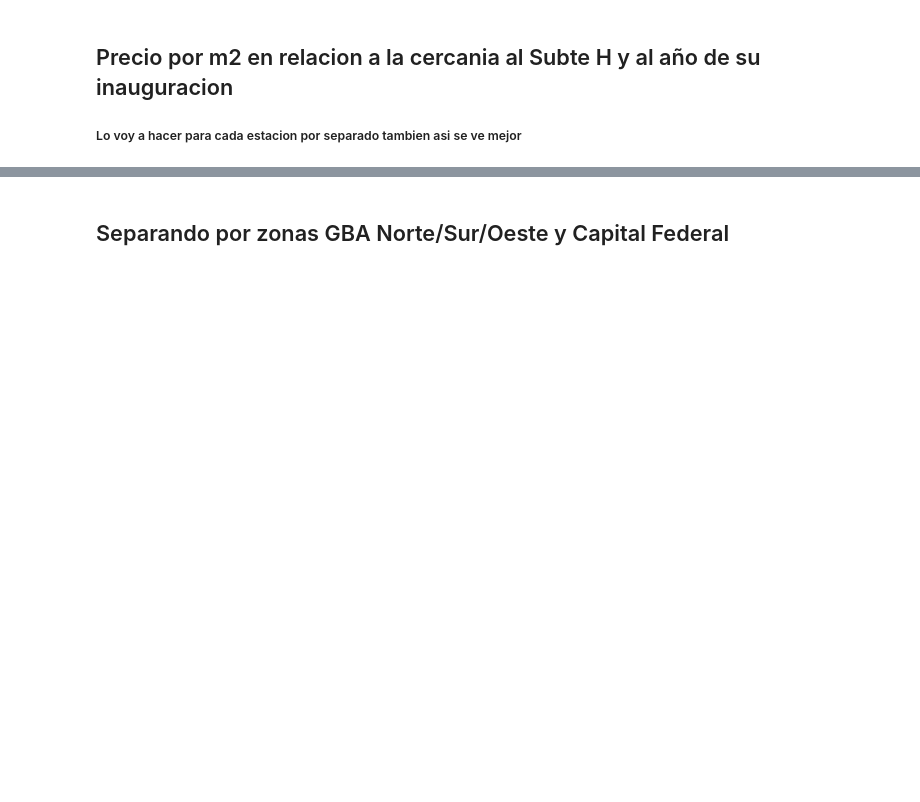
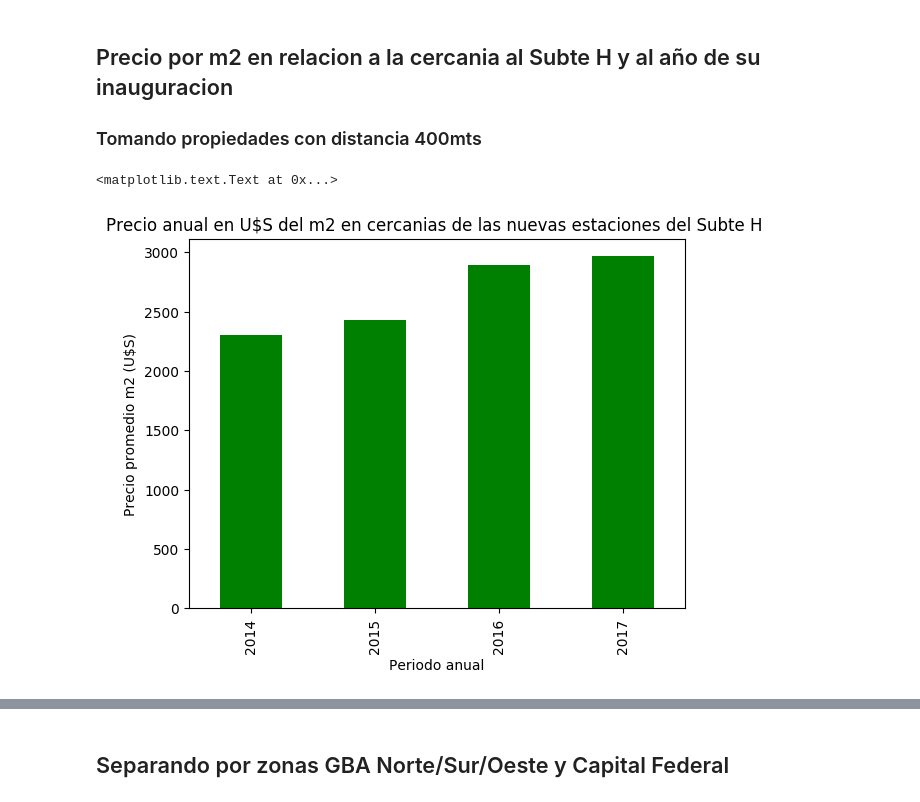
Before and after one commit to Belovic94/TP1-Analisis-Exploratorio, a Jupyter notebook: Analisis Subte y mas.ipynb, the cells around one changed output, grey strips where cells are left out. Saved outputs shown, nothing was run; the diff lists cells and outputs as text; code cells hidden in the pictures; blank space fills up the shorter version.

Commit message:
Subo mas datos sobre los subtes y Villa Urquiza

```diff
--- a/Analisis Subte y mas.ipynb
+++ b/Analisis Subte y mas.ipynb
@@ -65,11 +124,16 @@ dataCapGbaSupmayor5.loc[:, "year"] = dataCapGbaSupmayor5.apply(lambda x: x["crea
 # %% [markdown]
 ## Precio por m2 en relacion a la cercania al Subte H y al año de su inauguracion
-##### Lo voy a hacer para cada estacion por separado tambien asi se ve mejor
+### Tomando propiedades con distancia 400mts
 # %%
 cercanasANuevasEstaciones = dataCapGbaSupmayor5.loc[dataCapGbaSupmayor5.lat.notnull() & dataCapGbaSupmayor5.lon.notnull(), ['year', 'place_name', 'lat', 'lon', 'price_usd_per_m2']]
 cercanasANuevasEstaciones.loc[:, 'distanciaAEstacion'] = cercanasANuevasEstaciones.apply(distanciaANuevasEstaciones, axis = 1)
-#Solo dejo las propiedades que estan a menos de 600mts
-cercanasANuevasEstaciones = cercanasANuevasEstaciones.loc[cercanasANuevasEstaciones["distanciaAEstacion"] < 600, :]
+#Solo dejo las propiedades que estan a menos de 400mts
+cercanasANuevasEstaciones = cercanasANuevasEstaciones.loc[cercanasANuevasEstaciones["distanciaAEstacion"] < 400, :]
 
 cercanasGrafico = cercanasANuevasEstaciones.drop('lat', axis=1).drop('lon', axis=1).drop('place_name', axis=1).drop('distanciaAEstacion', axis=1)
-cercanasGrafico.groupby('year').agg(np.mean).unstack(level=0).plot(kind ='bar')
+grafico1 = cercanasGrafico.groupby('year').agg(np.mean).plot(kind ='bar', color='g', legend=False, title="Precio anual en U$S del m2 en cercanias de las nuevas estaciones del Subte H ")
+grafico1.set_xlabel("Periodo anual")
+grafico1.set_ylabel("Precio promedio m2 (U$S)")
+# %% [output]
+<matplotlib.text.Text at 0x...>
+[figure, added]
```
Also changed, not shown: parts of 14 cells of this notebook.
